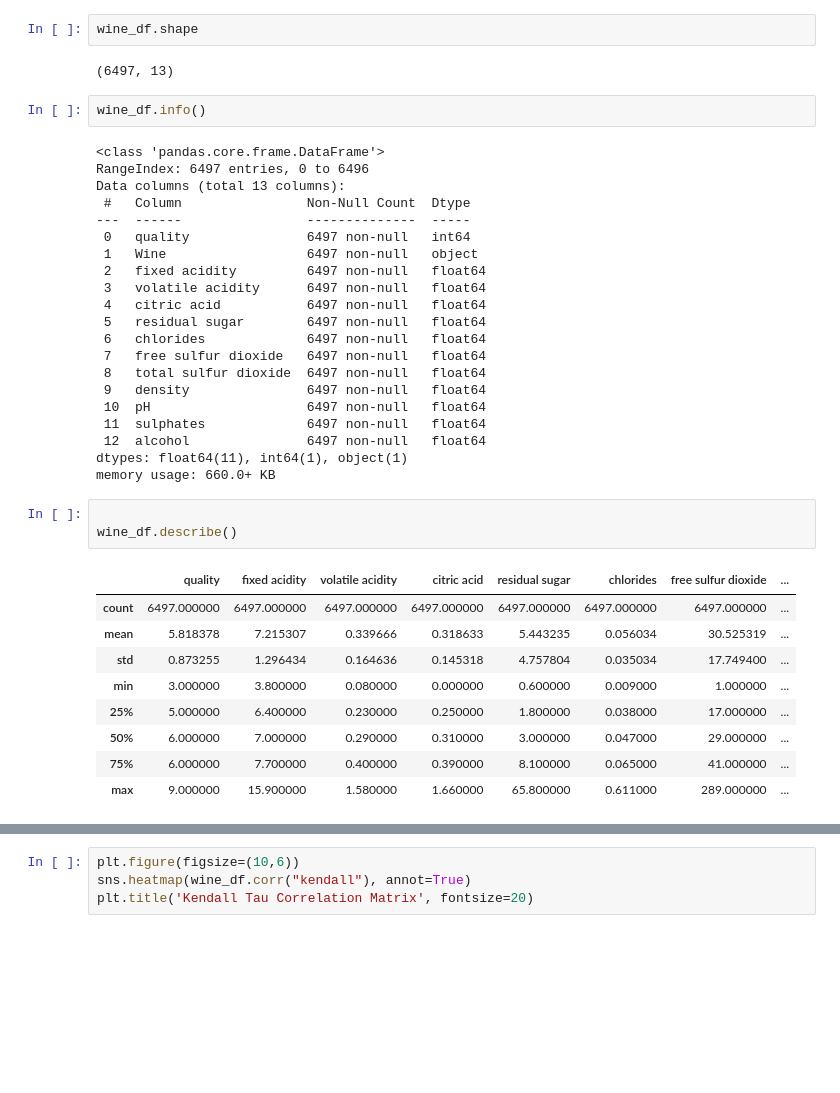
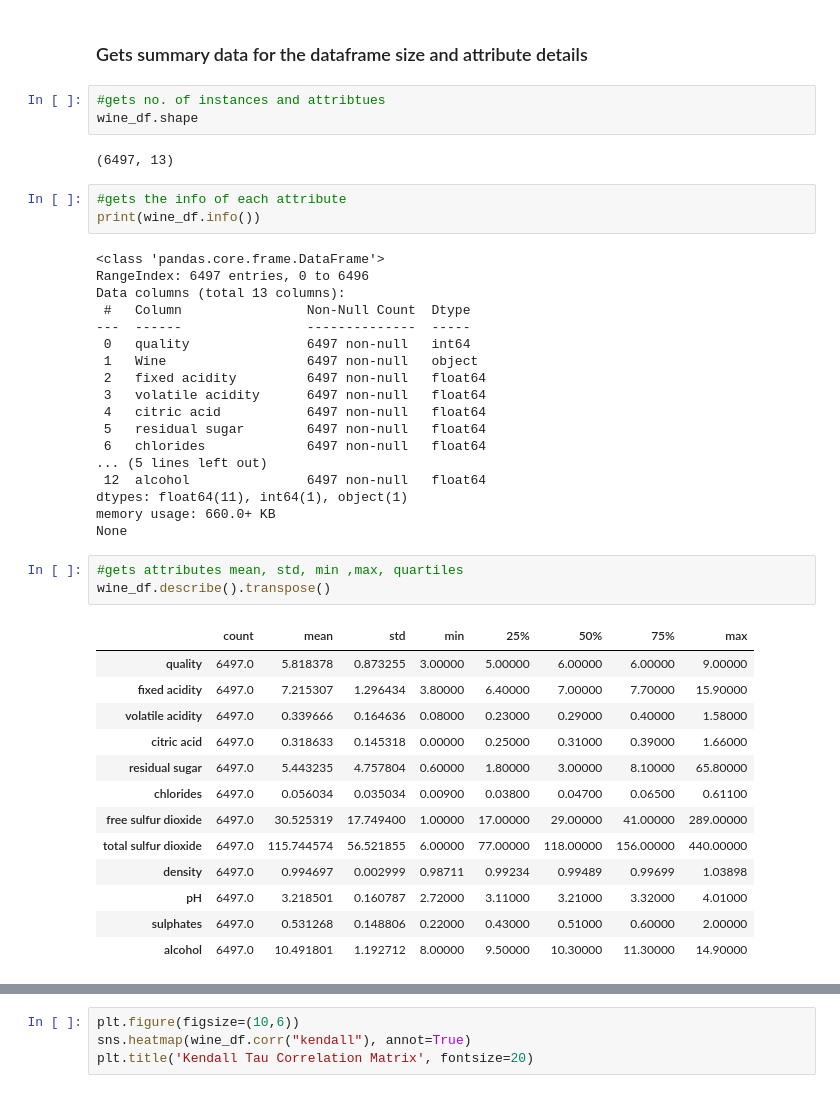
Before and after one commit to TymPi/AppliedML, a Jupyter notebook: Data Analysis.ipynb, the cells around one changed output, grey strips where cells are left out. Saved outputs shown, nothing was run; the diff lists cells and outputs as text; blank space fills up the shorter version.

```diff
--- a/Data Analysis.ipynb
+++ b/Data Analysis.ipynb
@@ -8,9 +19,13 @@ wine_df = wine_df[wine_df.columns[-2:].append(wine_df.columns[:-2])]
+# %% [markdown]
+### Gets summary data for the dataframe size and attribute details
 # %%
+#gets no. of instances and attribtues
 wine_df.shape
 # %% [output]
 (6497, 13)
 # %%
-wine_df.info()
+#gets the info of each attribute
+print(wine_df.info())
 # %% [output]
 <class 'pandas.core.frame.DataFrame'>
 RangeIndex: 6497 entries, 0 to 6496
@@ -24,24 +39,25 @@ Data columns (total 13 columns):
  4   citric acid           6497 non-null   float64
  5   residual sugar        6497 non-null   float64
  6   chlorides             6497 non-null   float64
- 7   free sulfur dioxide   6497 non-null   float64
- 8   total sulfur dioxide  6497 non-null   float64
- 9   density               6497 non-null   float64
- 10  pH                    6497 non-null   float64
- 11  sulphates             6497 non-null   float64
+... (5 lines left out)
  12  alcohol               6497 non-null   float64
 dtypes: float64(11), int64(1), object(1)
 memory usage: 660.0+ KB
+None
 # %%
-
-wine_df.describe()
+#gets attributes mean, std, min ,max, quartiles
+wine_df.describe().transpose()
 # %% [output]
-|  | quality | fixed acidity | volatile acidity | citric acid | residual sugar | chlorides | free sulfur dioxide | ... |
-| count | 6497.000000 | 6497.000000 | 6497.000000 | 6497.000000 | 6497.000000 | 6497.000000 | 6497.000000 | ... |
-| mean | 5.818378 | 7.215307 | 0.339666 | 0.318633 | 5.443235 | 0.056034 | 30.525319 | ... |
-| std | 0.873255 | 1.296434 | 0.164636 | 0.145318 | 4.757804 | 0.035034 | 17.749400 | ... |
-| min | 3.000000 | 3.800000 | 0.080000 | 0.000000 | 0.600000 | 0.009000 | 1.000000 | ... |
-| 25% | 5.000000 | 6.400000 | 0.230000 | 0.250000 | 1.800000 | 0.038000 | 17.000000 | ... |
-| 50% | 6.000000 | 7.000000 | 0.290000 | 0.310000 | 3.000000 | 0.047000 | 29.000000 | ... |
-| 75% | 6.000000 | 7.700000 | 0.400000 | 0.390000 | 8.100000 | 0.065000 | 41.000000 | ... |
-| max | 9.000000 | 15.900000 | 1.580000 | 1.660000 | 65.800000 | 0.611000 | 289.000000 | ... |
+|  | count | mean | std | min | 25% | 50% | 75% | max |
+| quality | 6497.0 | 5.818378 | 0.873255 | 3.00000 | 5.00000 | 6.00000 | 6.00000 | 9.00000 |
+| fixed acidity | 6497.0 | 7.215307 | 1.296434 | 3.80000 | 6.40000 | 7.00000 | 7.70000 | 15.90000 |
+| volatile acidity | 6497.0 | 0.339666 | 0.164636 | 0.08000 | 0.23000 | 0.29000 | 0.40000 | 1.58000 |
+| citric acid | 6497.0 | 0.318633 | 0.145318 | 0.00000 | 0.25000 | 0.31000 | 0.39000 | 1.66000 |
+| residual sugar | 6497.0 | 5.443235 | 4.757804 | 0.60000 | 1.80000 | 3.00000 | 8.10000 | 65.80000 |
+| chlorides | 6497.0 | 0.056034 | 0.035034 | 0.00900 | 0.03800 | 0.04700 | 0.06500 | 0.61100 |
+| free sulfur dioxide | 6497.0 | 30.525319 | 17.749400 | 1.00000 | 17.00000 | 29.00000 | 41.00000 | 289.00000 |
+| total sulfur dioxide | 6497.0 | 115.744574 | 56.521855 | 6.00000 | 77.00000 | 118.00000 | 156.00000 | 440.00000 |
+| density | 6497.0 | 0.994697 | 0.002999 | 0.98711 | 0.99234 | 0.99489 | 0.99699 | 1.03898 |
+| pH | 6497.0 | 3.218501 | 0.160787 | 2.72000 | 3.11000 | 3.21000 | 3.32000 | 4.01000 |
+| sulphates | 6497.0 | 0.531268 | 0.148806 | 0.22000 | 0.43000 | 0.51000 | 0.60000 | 2.00000 |
+| alcohol | 6497.0 | 10.491801 | 1.192712 | 8.00000 | 9.50000 | 10.30000 | 11.30000 | 14.90000 |
```
Also changed, not shown: parts of 13 cells of this notebook.
